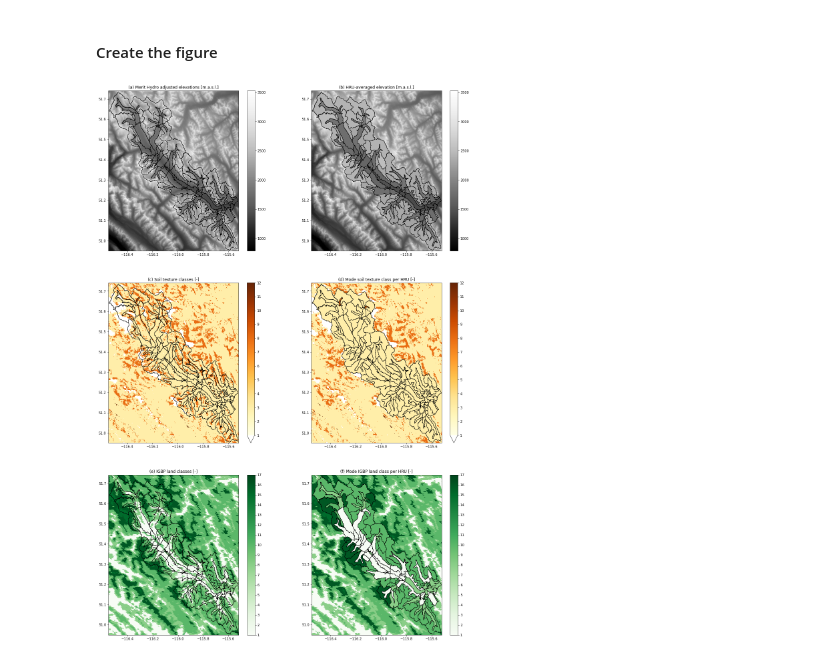
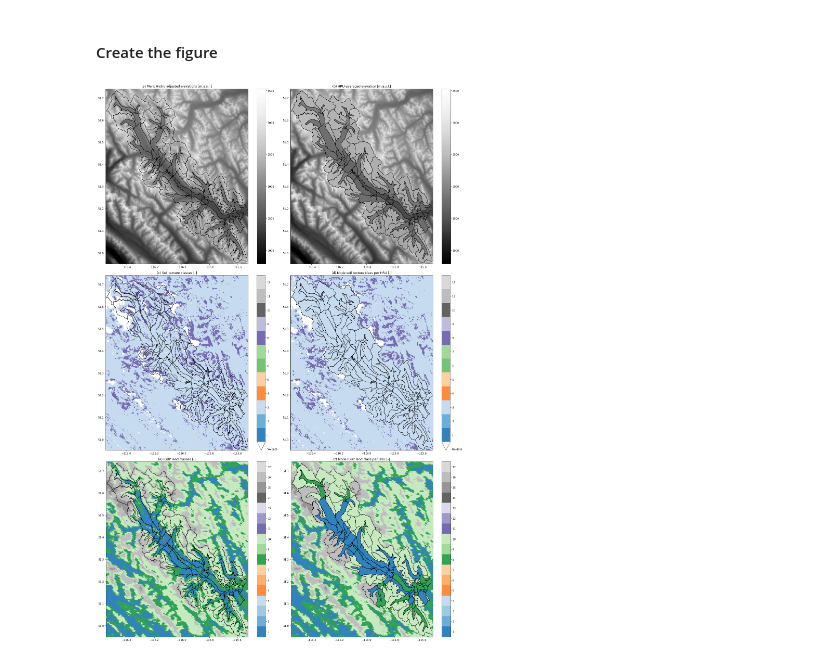
Before and after one commit to CH-Earth/CWARHM, a Jupyter notebook: 7_visualization/5_geospatial_parameters_to_model_elements.ipynb, the cells around one changed output. Saved outputs shown, nothing was run; the diff lists cells and outputs as text; code cells hidden in the pictures.

```diff
--- a/7_visualization/5_geospatial_parameters_to_model_elements.ipynb
+++ b/7_visualization/5_geospatial_parameters_to_model_elements.ipynb
@@ -146,22 +146,28 @@ if (att['hruId'] == catchment[shp_hru]).all():
     catchment['plot_land'] = att['vegTypeIndex']
 # %% [markdown]
 #### Plot settings and plotting data prep
+# %%
+# Number of classes for land and soil
+n_land = 17
+n_soil = 12
 # %%
 # Colors
 cmap_dem = 'Greys_r'
-cmap_soil = plt.get_cmap('YlOrBr').copy()
+#cmap_soil = plt.get_cmap('YlOrBr',n_soil)
+cmap_soil = plt.get_cmap('tab20c',n_soil)
 cmap_soil.set_under('w')
-cmap_land = plt.get_cmap('Greens').copy()
+#cmap_land = plt.get_cmap('Greens',n_land)
+cmap_land = plt.get_cmap('tab20c',n_land)
 cmap_land.set_under('w')
 # %%
 # color limits
 vmin_dem,vmax_dem = dem.min(),dem.max()
-vmin_soil,vmax_soil = 1,12 # hard-coded, there are this many classes
-vmin_land,vmax_land = 1,17 # hard-coded, there are this many classes
+vmin_soil,vmax_soil = 1-0.5,n_soil+0.5 # slightly hacky way to get the labels for discrete classes in the right locations
+vmin_land,vmax_land = 1-0.5,n_land+0.5
 # %%
 # colorbar settings
-ticks_soil = range(1,13)
-ticks_land = range(1,18)
+ticks_soil = range(n_soil+1)
+ticks_land = range(n_land+1)
 # %% [markdown]
 #### Create the figure
 # %%
@@ -171,7 +177,7 @@ axs = axs.flatten()
 # --- DEM
 # source data + catchment
 axId = 0
-dem.sel(band=1).plot(cmap=cmap_dem, ax=axs[axId], vmin=vmin_dem,vmax=vmax_dem)
+dem.sel(band=1).plot(cmap=cmap_dem, ax=axs[axId], vmin=vmin_dem, vmax=vmax_dem)
 catchment.plot(color='None', edgecolor='k', ax=axs[axId]);
 axs[axId].set_ylabel('')
 axs[axId].set_xlabel('')
@@ -195,36 +201,43 @@ axs[axId].set_xlabel('')
 axs[axId].set_title('(c) Soil texture classes [-]')
 h.colorbar.set_ticks(ticks_soil)
 
+# add 'no data' to tick labels
+tick_txt = []
+tick_txt = [str(val) for val in ticks_soil]
+tick_txt[0] = 'No data'
+h.colorbar.ax.set_yticklabels(tick_txt)
+
 # source data + HRU mean
 axId = 3
 h = soil.sel(band=1).plot(cmap=cmap_soil, ax=axs[axId], vmin=vmin_soil, vmax=vmax_soil)
 catchment.plot(column='plot_soil', edgecolor='k', ax=axs[axId], cmap=cmap_soil, vmin=vmin_soil, vmax=vmax_soil);
 axs[axId].set_ylabel('')
 axs[axId].set_xlabel('')
 axs[axId].set_title('(d) Mode soil texture class per HRU [-]')
 h.colorbar.set_ticks(ticks_soil)
-
+h.colorbar.ax.set_yticklabels(tick_txt)
 
 # --- land
 # source data + catchment
 axId = 4
 h = land.sel(band=1).plot(cmap=cmap_land, ax=axs[axId], vmin=vmin_land, vmax=vmax_land)
 catchment.plot(color='None', edgecolor='k', ax=axs[axId]);
 axs[axId].set_ylabel('')
 axs[axId].set_xlabel('')
 axs[axId].set_title('(e) IGBP land classes [-]')
 h.colorbar.set_ticks(ticks_land)
 
 # source data + HRU mean
 axId = 5
 h = land.sel(band=1).plot(cmap=cmap_land, ax=axs[axId], vmin=vmin_land, vmax=vmax_land)
 catchment.plot(column='plot_land', edgecolor='k', ax=axs[axId], cmap=cmap_land, vmin=vmin_land, vmax=vmax_land);
 axs[axId].set_ylabel('')
 axs[axId].set_xlabel('')
 axs[axId].set_title('(f) Mode IGBP land class per HRU [-]')
 h.colorbar.set_ticks(ticks_land)
 
 # save
+plt.tight_layout()
 plt.savefig(fig_path/fig_name, bbox_inches='tight')
 # %% [output]
-[figure, old version]
+[figure, new version]
```
